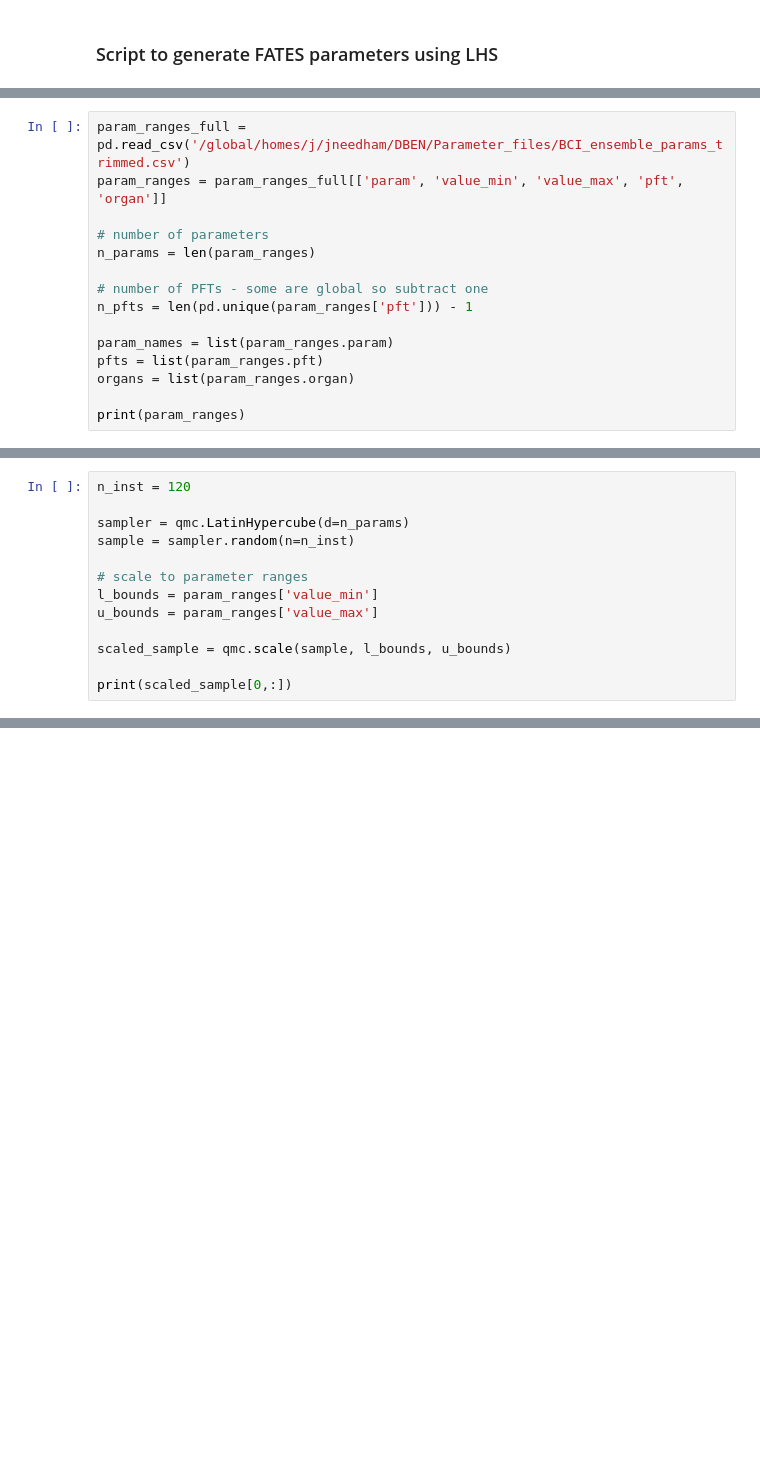
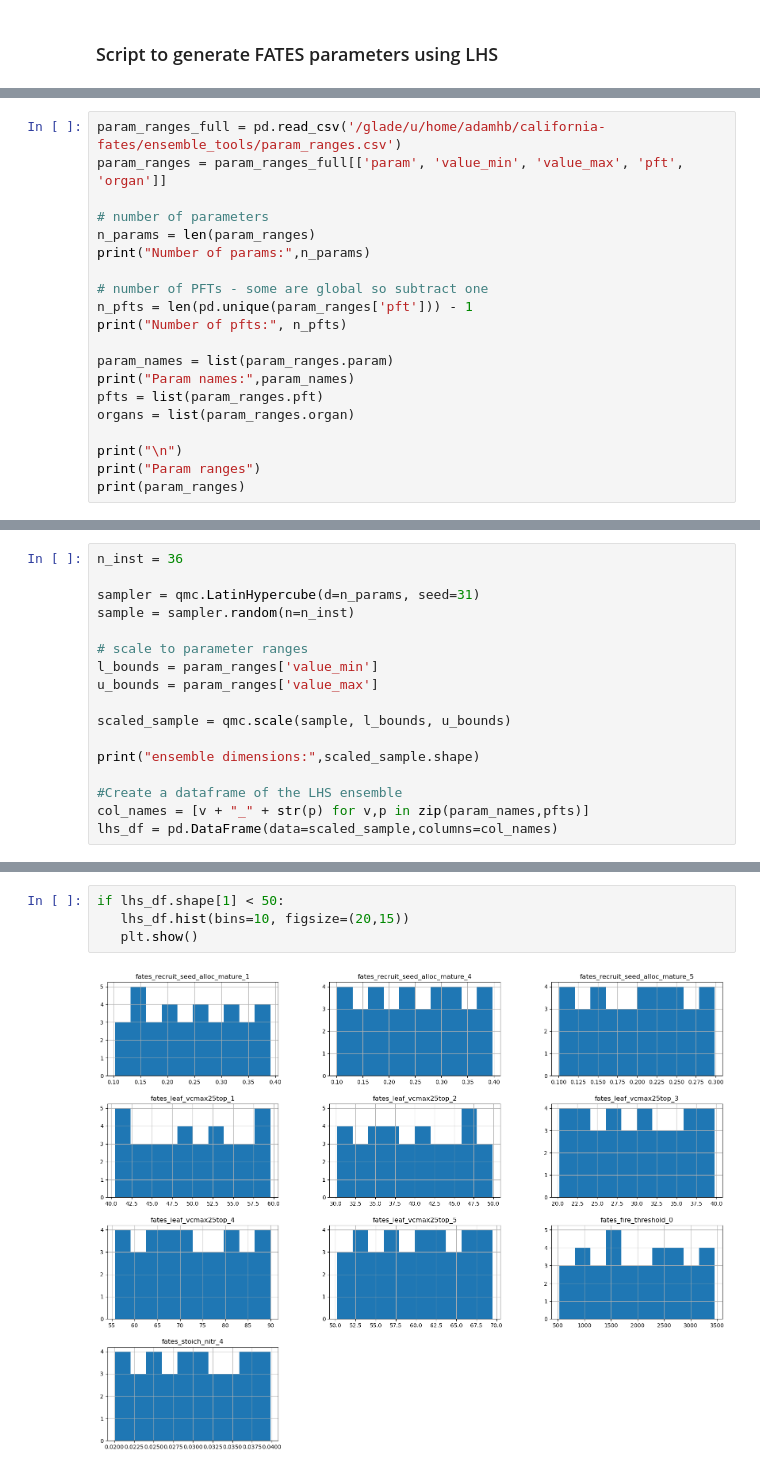
Before and after one commit to adamhb/california-fates, a Jupyter notebook: ensemble_tools/lhs_test_080723.ipynb, the cells around one changed output, grey strips where cells are left out. Saved outputs shown, nothing was run; the diff lists cells and outputs as text; blank space fills up the shorter version.

```diff
--- a/ensemble_tools/lhs_test_080723.ipynb
+++ b/ensemble_tools/lhs_test_080723.ipynb
@@ -31,16 +25,21 @@ equal_among_conifers = ["fates_recruit_seed_alloc","fates_recruit_seed_alloc_mat
 # %%
-param_ranges_full = pd.read_csv('/global/homes/j/jneedham/DBEN/Parameter_files/BCI_ensemble_params_trimmed.csv')
+param_ranges_full = pd.read_csv('/glade/u/home/adamhb/california-fates/ensemble_tools/param_ranges.csv')
 param_ranges = param_ranges_full[['param', 'value_min', 'value_max', 'pft', 'organ']]
 
 # number of parameters
 n_params = len(param_ranges)
+print("Number of params:",n_params)
 
 # number of PFTs - some are global so subtract one
 n_pfts = len(pd.unique(param_ranges['pft'])) - 1
+print("Number of pfts:", n_pfts)
 
 param_names = list(param_ranges.param)
+print("Param names:",param_names)
 pfts = list(param_ranges.pft)
 organs = list(param_ranges.organ)
 
+print("\n")
+print("Param ranges")
 print(param_ranges)
 # %% [output]
@@ -60,7 +65,7 @@ print(param_ranges)
 # %%
-n_inst = 120
+n_inst = 36
 
-sampler = qmc.LatinHypercube(d=n_params)
+sampler = qmc.LatinHypercube(d=n_params, seed=31)
 sample = sampler.random(n=n_inst)
 
 # scale to parameter ranges
@@ -69,5 +74,9 @@ u_bounds = param_ranges['value_max']
 
 scaled_sample = qmc.scale(sample, l_bounds, u_bounds)
 
-print(scaled_sample[0,:])
+print("ensemble dimensions:",scaled_sample.shape)
+
+#Create a dataframe of the LHS ensemble
+col_names = [v + "_" + str(p) for v,p in zip(param_names,pfts)]
+lhs_df = pd.DataFrame(data=scaled_sample,columns=col_names)
 # %% [output]
@@ -76,0 +100,6 @@ print(scaled_sample[0,:])
+# %%
+if lhs_df.shape[1] < 50:
+   lhs_df.hist(bins=10, figsize=(20,15))
+   plt.show()
+# %% [output]
+[figure, added]
```
Also changed, not shown: parts of 19 cells of this notebook, 4 other files.
